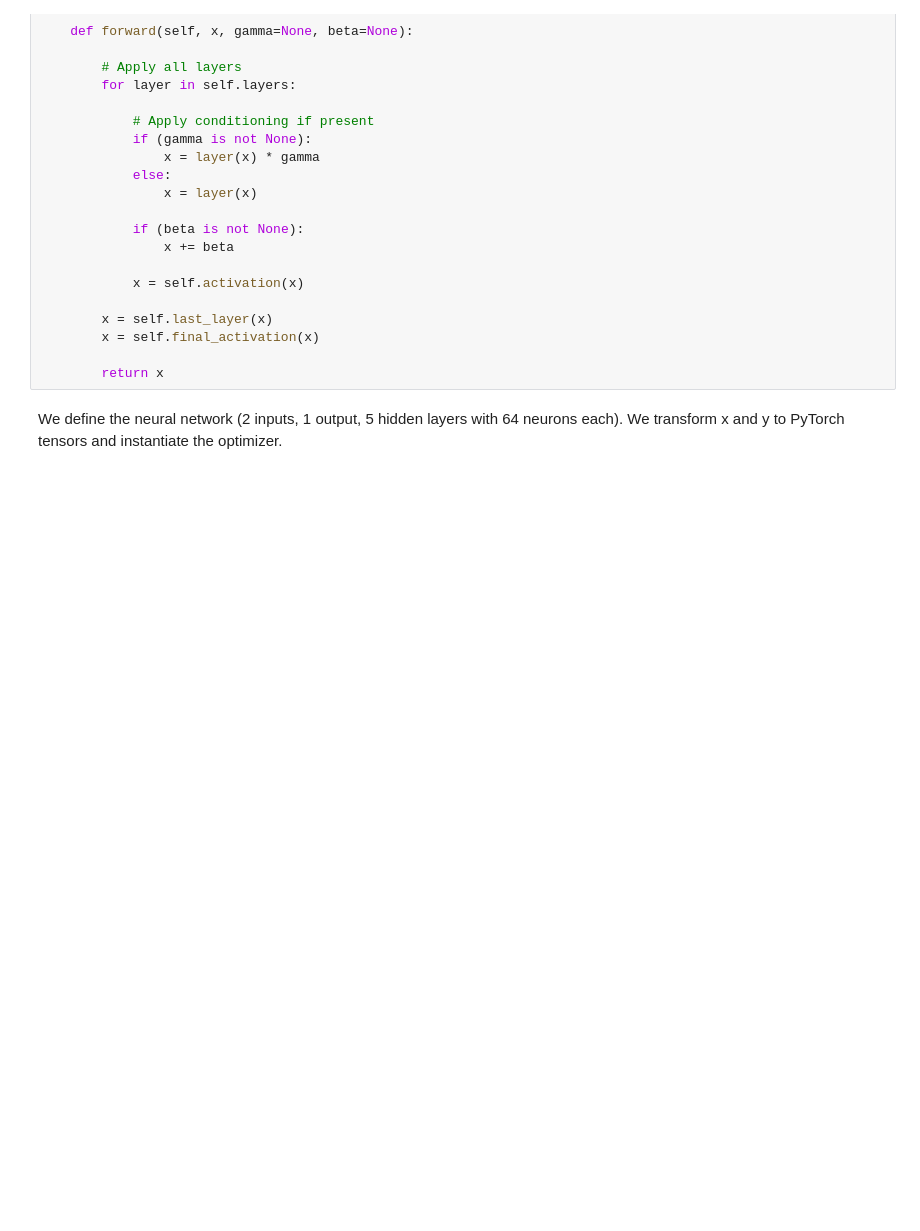
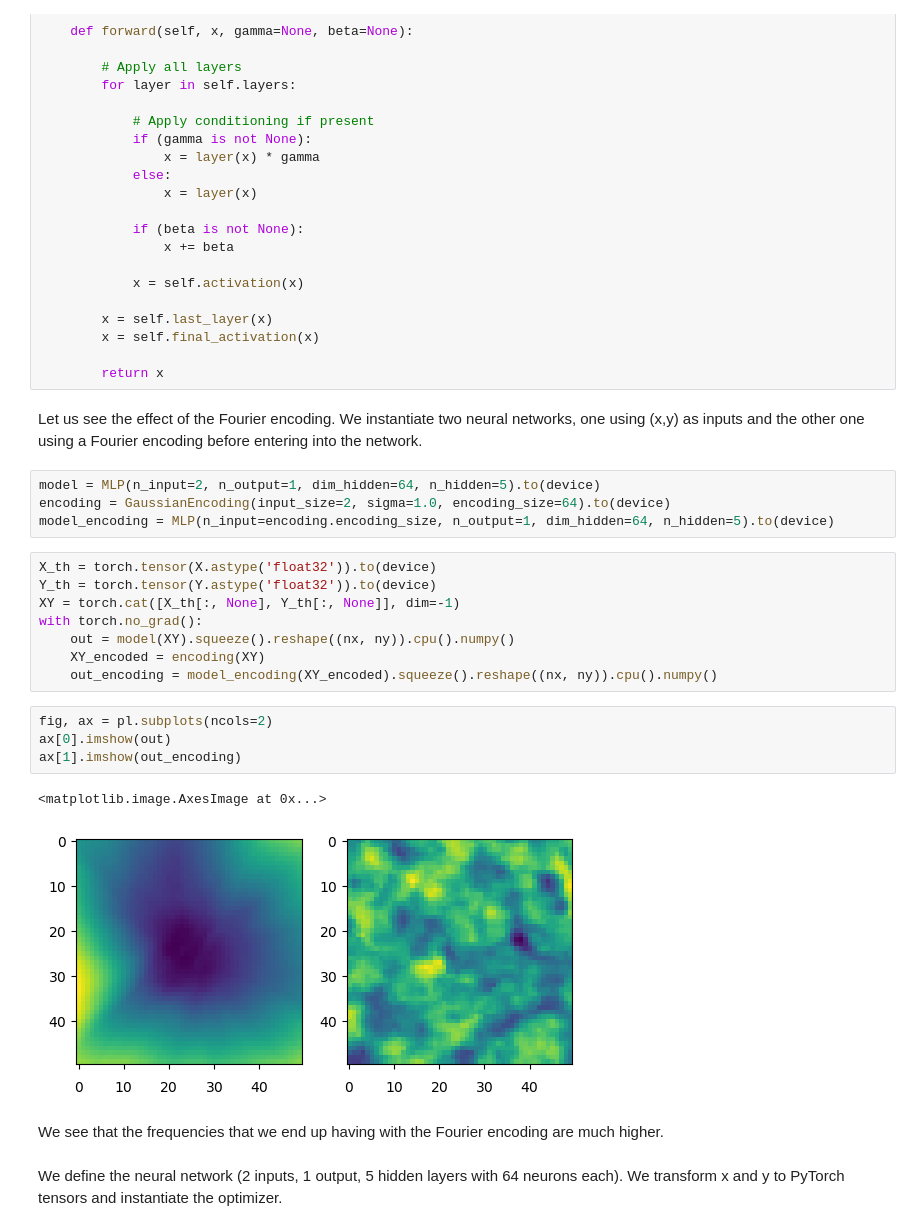
Before and after one commit to ivanzmilic/collage, a Jupyter notebook: ml_helio/neural_field.ipynb, the cells around one changed output. Drawn from its saved outputs; the diff is of its cells as text; blank space fills up the shorter version.

Commit message:
Updated neural field

```diff
--- a/ml_helio/neural_field.ipynb
+++ b/ml_helio/neural_field.ipynb
@@ -224,6 +225,29 @@ class MLP(nn.Module):
         x = self.final_activation(x)
 
         return x
+# %% [markdown]
+Let us see the effect of the Fourier encoding. We instantiate two neural networks, one using (x,y) as inputs and the other one using a Fourier encoding before entering into the network.
+# %%
+model = MLP(n_input=2, n_output=1, dim_hidden=64, n_hidden=5).to(device)
+encoding = GaussianEncoding(input_size=2, sigma=1.0, encoding_size=64).to(device)
+model_encoding = MLP(n_input=encoding.encoding_size, n_output=1, dim_hidden=64, n_hidden=5).to(device)
+# %%
+X_th = torch.tensor(X.astype('float32')).to(device)
+Y_th = torch.tensor(Y.astype('float32')).to(device)
+XY = torch.cat([X_th[:, None], Y_th[:, None]], dim=-1)
+with torch.no_grad():
+    out = model(XY).squeeze().reshape((nx, ny)).cpu().numpy()
+    XY_encoded = encoding(XY)
+    out_encoding = model_encoding(XY_encoded).squeeze().reshape((nx, ny)).cpu().numpy()
+# %%
+fig, ax = pl.subplots(ncols=2)
+ax[0].imshow(out)
+ax[1].imshow(out_encoding)
+# %% [output]
+<matplotlib.image.AxesImage at 0x...>
+[figure, added]
+# %% [markdown]
+We see that the frequencies that we end up having with the Fourier encoding are much higher.
 # %% [markdown]
 We define the neural network (2 inputs, 1 output, 5 hidden layers with 64 neurons each). We transform x and y to PyTorch tensors and instantiate the optimizer.
 # %%
```
Also changed, not shown: parts of 8 cells of this notebook.
